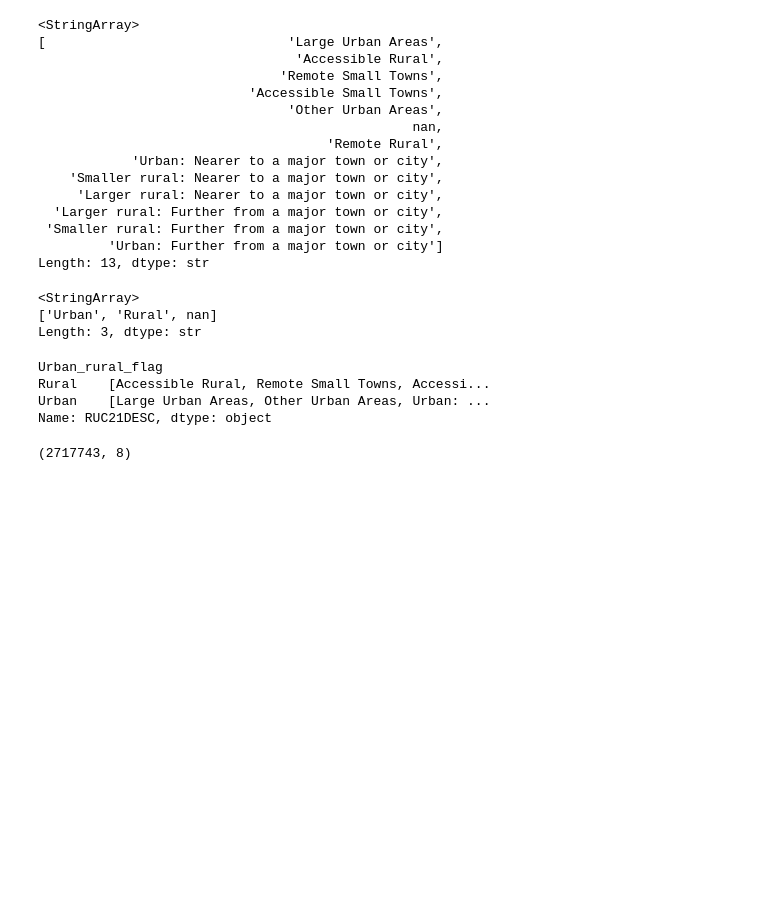
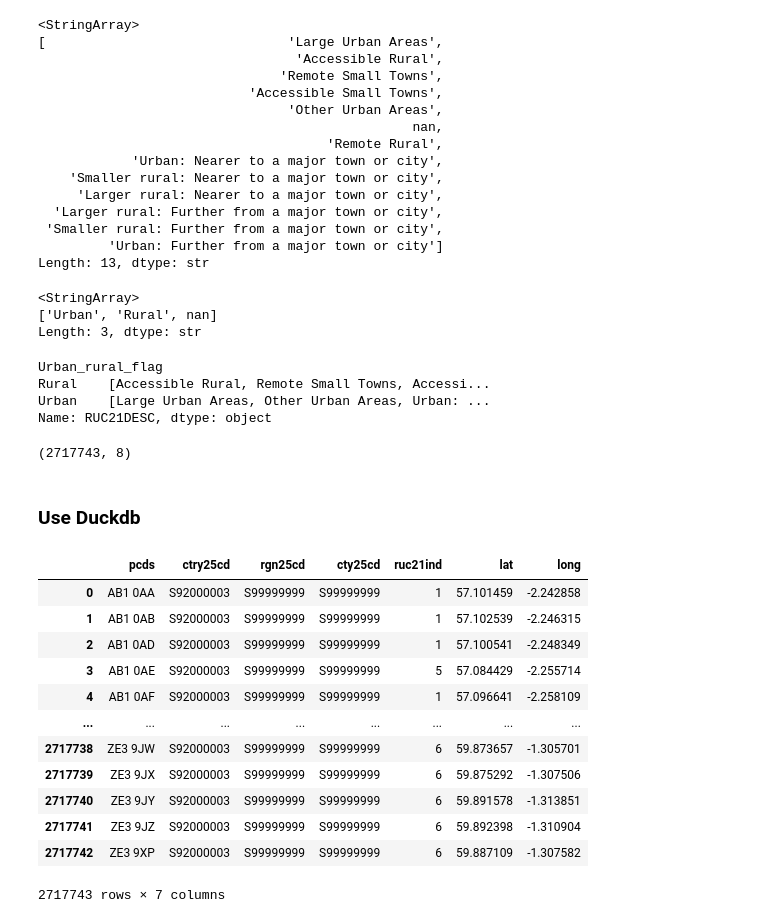
Before and after one commit to wanr-ding/postcode-processing-ONS, a Jupyter notebook: ons_postcode_processing.ipynb, the cells around one changed output. Drawn from its saved outputs; the diff is of its cells as text; code cells hidden in the pictures; blank space fills up the shorter version.

```diff
--- a/ons_postcode_processing.ipynb
+++ b/ons_postcode_processing.ipynb
@@ -209,3 +209,5 @@ df_pc.shape
 # %%
 # Save the processed dataframe to a new CSV file
 df_pc.to_csv('data/output/ons_postcode_processed.csv', index=False)
+# %% [markdown]
+### Use Duckdb
@@ -211,0 +219,16 @@ df_pc.to_csv('data/output/ons_postcode_processed.csv', index=False)
+# %%
+df_pc = duckdb.query("SELECT pcds, ctry25cd, rgn25cd, cty25cd, ruc21ind, lat, long FROM read_csv('data/raw/ONSPD_AUG_2025_UK.csv', types={'ruc21ind': 'VARCHAR'})").to_df()
+# %% [output]
+|  | pcds | ctry25cd | rgn25cd | cty25cd | ruc21ind | lat | long |
+| 0 | AB1 0AA | S92000003 | S99999999 | S99999999 | 1 | 57.101459 | -2.242858 |
+| 1 | AB1 0AB | S92000003 | S99999999 | S99999999 | 1 | 57.102539 | -2.246315 |
+| 2 | AB1 0AD | S92000003 | S99999999 | S99999999 | 1 | 57.100541 | -2.248349 |
+| 3 | AB1 0AE | S92000003 | S99999999 | S99999999 | 5 | 57.084429 | -2.255714 |
+| 4 | AB1 0AF | S92000003 | S99999999 | S99999999 | 1 | 57.096641 | -2.258109 |
+| ... | ... | ... | ... | ... | ... | ... | ... |
+| 2717738 | ZE3 9JW | S92000003 | S99999999 | S99999999 | 6 | 59.873657 | -1.305701 |
+| 2717739 | ZE3 9JX | S92000003 | S99999999 | S99999999 | 6 | 59.875292 | -1.307506 |
+| 2717740 | ZE3 9JY | S92000003 | S99999999 | S99999999 | 6 | 59.891578 | -1.313851 |
+| 2717741 | ZE3 9JZ | S92000003 | S99999999 | S99999999 | 6 | 59.892398 | -1.310904 |
+| 2717742 | ZE3 9XP | S92000003 | S99999999 | S99999999 | 6 | 59.887109 | -1.307582 |
+2717743 rows × 7 columns
```
Also changed, not shown: parts of 5 cells of this notebook.
